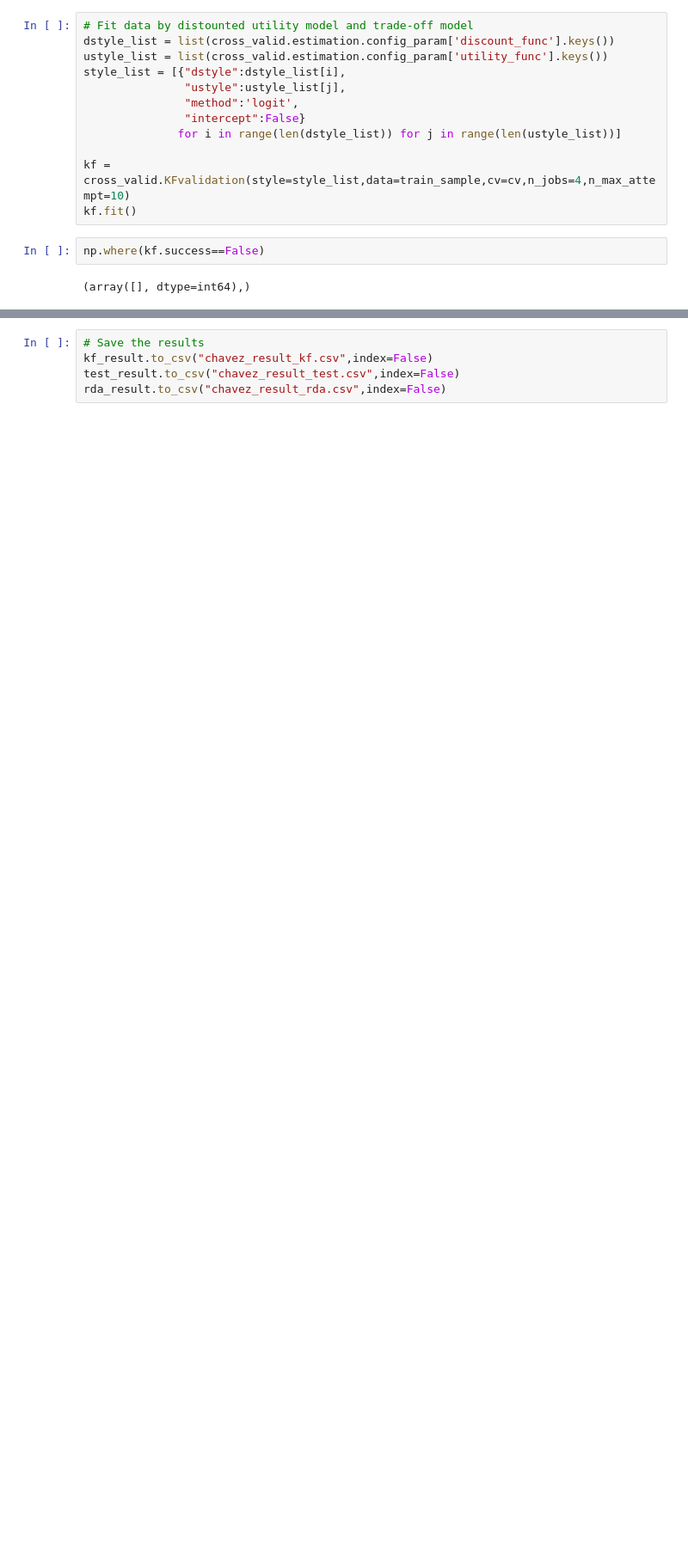
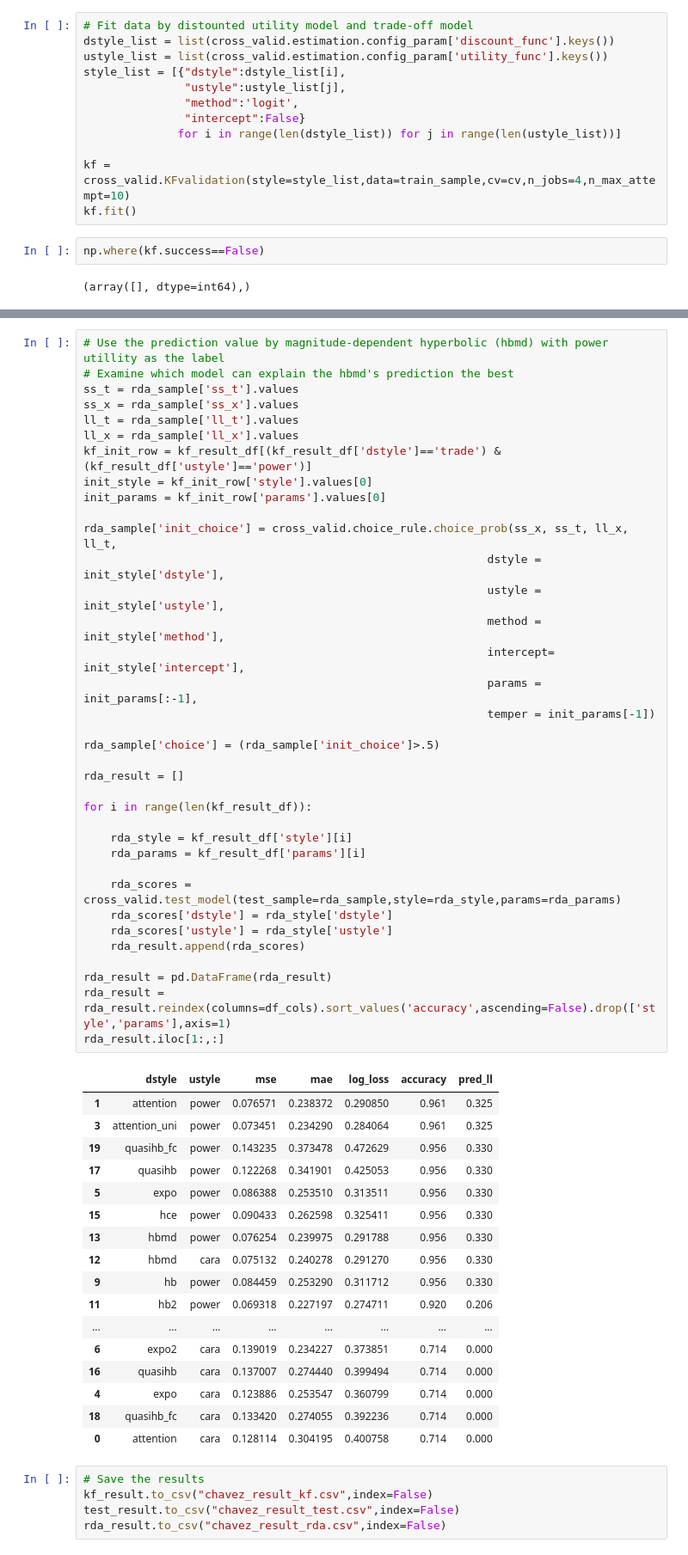
Before and after one commit to zarkwang/attention_discount_project, a Jupyter notebook: model/mpl_analysis_2.ipynb, the cells around one changed output, grey strips where cells are left out. Shown at 86% size. Saved outputs shown, nothing was run; the diff lists cells and outputs as text; blank space fills up the shorter version.

```diff
--- a/model/mpl_analysis_2.ipynb
+++ b/model/mpl_analysis_2.ipynb
@@ -270,3 +279,57 @@ rda_result
+# %%
+# Use the prediction value by magnitude-dependent hyperbolic (hbmd) with power utillity as the label
+# Examine which model can explain the hbmd's prediction the best
+ss_t = rda_sample['ss_t'].values
+ss_x = rda_sample['ss_x'].values
+ll_t = rda_sample['ll_t'].values
+ll_x = rda_sample['ll_x'].values
+kf_init_row = kf_result_df[(kf_result_df['dstyle']=='trade') & (kf_result_df['ustyle']=='power')]
+init_style = kf_init_row['style'].values[0]
+init_params = kf_init_row['params'].values[0]
+
+rda_sample['init_choice'] = cross_valid.choice_rule.choice_prob(ss_x, ss_t, ll_x, ll_t,
+                                                            dstyle = init_style['dstyle'],
+                                                            ustyle = init_style['ustyle'],
+                                                            method = init_style['method'],
+                                                            intercept= init_style['intercept'],
+                                                            params = init_params[:-1],
+                                                            temper = init_params[-1])
+
+rda_sample['choice'] = (rda_sample['init_choice']>.5)
+
+rda_result = []
+
+for i in range(len(kf_result_df)):
+
+    rda_style = kf_result_df['style'][i]
+    rda_params = kf_result_df['params'][i]
+
+    rda_scores = cross_valid.test_model(test_sample=rda_sample,style=rda_style,params=rda_params)
+    rda_scores['dstyle'] = rda_style['dstyle']
+    rda_scores['ustyle'] = rda_style['ustyle']
+    rda_result.append(rda_scores)
+
+rda_result = pd.DataFrame(rda_result)
+rda_result = rda_result.reindex(columns=df_cols).sort_values('accuracy',ascending=False).drop(['style','params'],axis=1)
+rda_result.iloc[1:,:]
+# %% [output]
+|  | dstyle | ustyle | mse | mae | log_loss | accuracy | pred_ll |
+| 1 | attention | power | 0.076571 | 0.238372 | 0.290850 | 0.961 | 0.325 |
+| 3 | attention_uni | power | 0.073451 | 0.234290 | 0.284064 | 0.961 | 0.325 |
+| 19 | quasihb_fc | power | 0.143235 | 0.373478 | 0.472629 | 0.956 | 0.330 |
+| 17 | quasihb | power | 0.122268 | 0.341901 | 0.425053 | 0.956 | 0.330 |
+| 5 | expo | power | 0.086388 | 0.253510 | 0.313511 | 0.956 | 0.330 |
+| 15 | hce | power | 0.090433 | 0.262598 | 0.325411 | 0.956 | 0.330 |
+| 13 | hbmd | power | 0.076254 | 0.239975 | 0.291788 | 0.956 | 0.330 |
+| 12 | hbmd | cara | 0.075132 | 0.240278 | 0.291270 | 0.956 | 0.330 |
+| 9 | hb | power | 0.084459 | 0.253290 | 0.311712 | 0.956 | 0.330 |
+| 11 | hb2 | power | 0.069318 | 0.227197 | 0.274711 | 0.920 | 0.206 |
+| ... | ... | ... | ... | ... | ... | ... | ... |
+| 6 | expo2 | cara | 0.139019 | 0.234227 | 0.373851 | 0.714 | 0.000 |
+| 16 | quasihb | cara | 0.137007 | 0.274440 | 0.399494 | 0.714 | 0.000 |
+| 4 | expo | cara | 0.123886 | 0.253547 | 0.360799 | 0.714 | 0.000 |
+| 18 | quasihb_fc | cara | 0.133420 | 0.274055 | 0.392236 | 0.714 | 0.000 |
+| 0 | attention | cara | 0.128114 | 0.304195 | 0.400758 | 0.714 | 0.000 |
 # %%
 # Save the results
 kf_result.to_csv("chavez_result_kf.csv",index=False)
```
Also changed, not shown: parts of 7 cells of this notebook, 14 other files.
